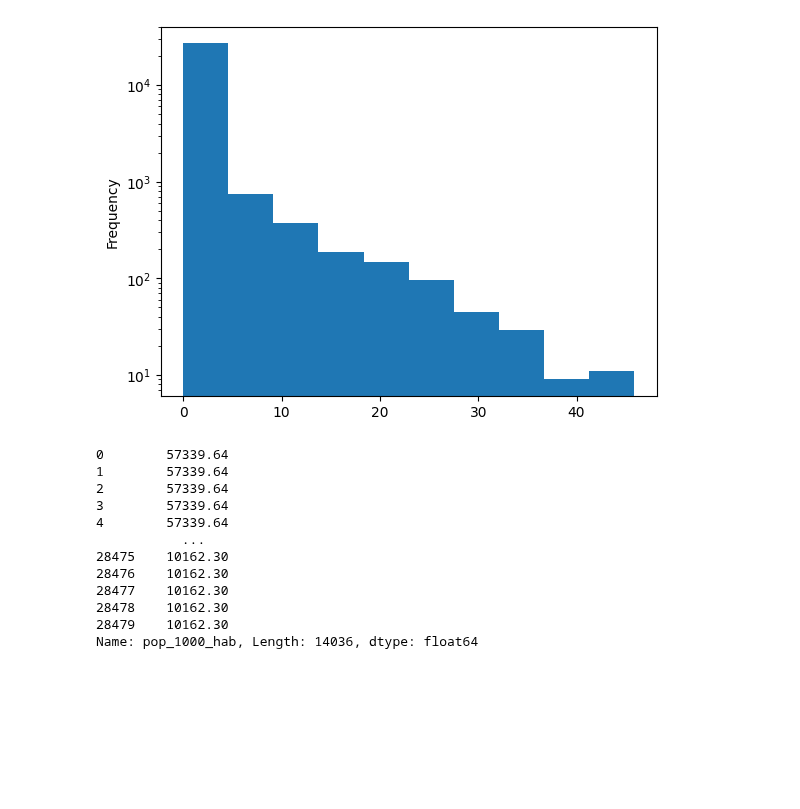
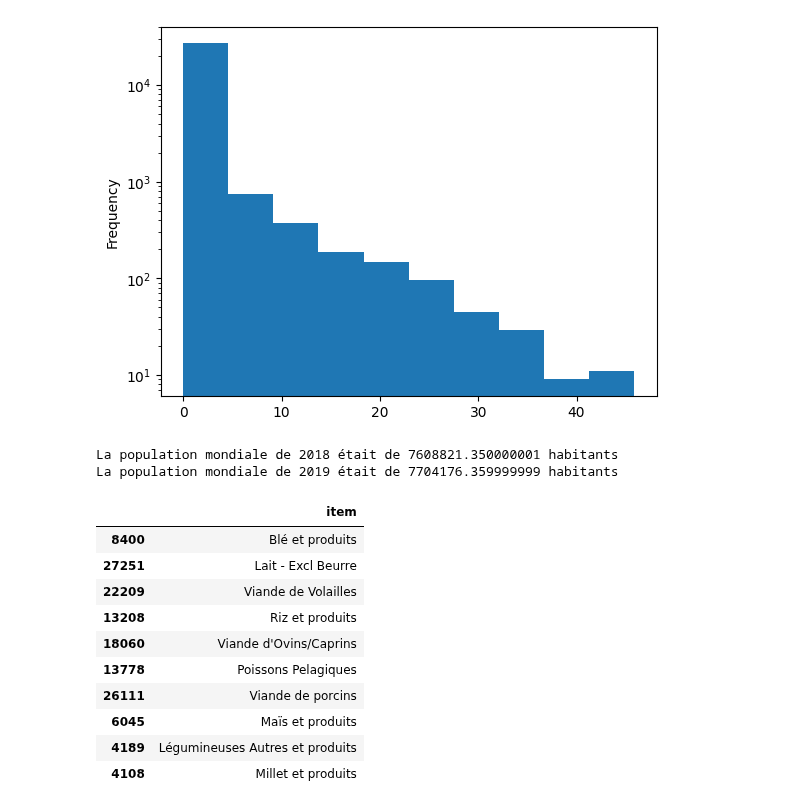
Before and after one commit to Melobgn/Brief-pandas-SEM, a Jupyter notebook: dataframes.ipynb, the cells around one changed output. Drawn from its saved outputs; the diff is of its cells as text; code cells hidden in the pictures; blank space fills up the shorter version.

```diff
--- a/dataframes.ipynb
+++ b/dataframes.ipynb
@@ -356,21 +358,33 @@ df["protein_supply_quantity_(g/capital/day)"].plot(kind='hist', logy=True)
 # %% [output]
 <Axes: ylabel='Frequency'>
 [figure]
-# %%
-# Exercice 21
-
-df_2018 = df.mask(df["year"] == 2019).dropna()
-df_2018['pop_1000_hab']
-# %% [output]
-0        57339.64
-1        57339.64
-2        57339.64
-3        57339.64
-4        57339.64
-           ...
-28475    10162.30
-28476    10162.30
-28477    10162.30
-28478    10162.30
-28479    10162.30
-Name: pop_1000_hab, Length: 14036, dtype: float64
+# %%
+# Exercice 21
+
+df_2018 = df.mask(df["year"] == 2019).dropna()
+df_2019 = df.mask(df["year"] == 2018).dropna()
+print(f"La population mondiale de 2018 était de {df_2018['pop_1000_hab'].unique().sum()} habitants")
+print(f"La population mondiale de 2019 était de {df_2019['pop_1000_hab'].unique().sum()} habitants")
+# %% [output]
+La population mondiale de 2018 était de 7608821.350000001 habitants
+La population mondiale de 2019 était de 7704176.359999999 habitants
+# %%
+# Exercie 28
+
+df_proteine_sort = df.sort_values(by=['protein_supply_quantity_(g/capital/day)'], ascending=False)
+item_10 = df_proteine_sort['item'].drop_duplicates()
+
+df_item_10 = pd.DataFrame({'item': item_10})
+df_item_10.head(10)
+# %% [output]
+|  | item |
+| 8400 | Blé et produits |
+| 27251 | Lait - Excl Beurre |
+| 22209 | Viande de Volailles |
+| 13208 | Riz et produits |
+| 18060 | Viande d'Ovins/Caprins |
+| 13778 | Poissons Pelagiques |
+| 26111 | Viande de porcins |
+| 6045 | Maïs et produits |
+| 4189 | Légumineuses Autres et produits |
+| 4108 | Millet et produits |
```
Also changed, not shown: parts of 3 cells of this notebook.
